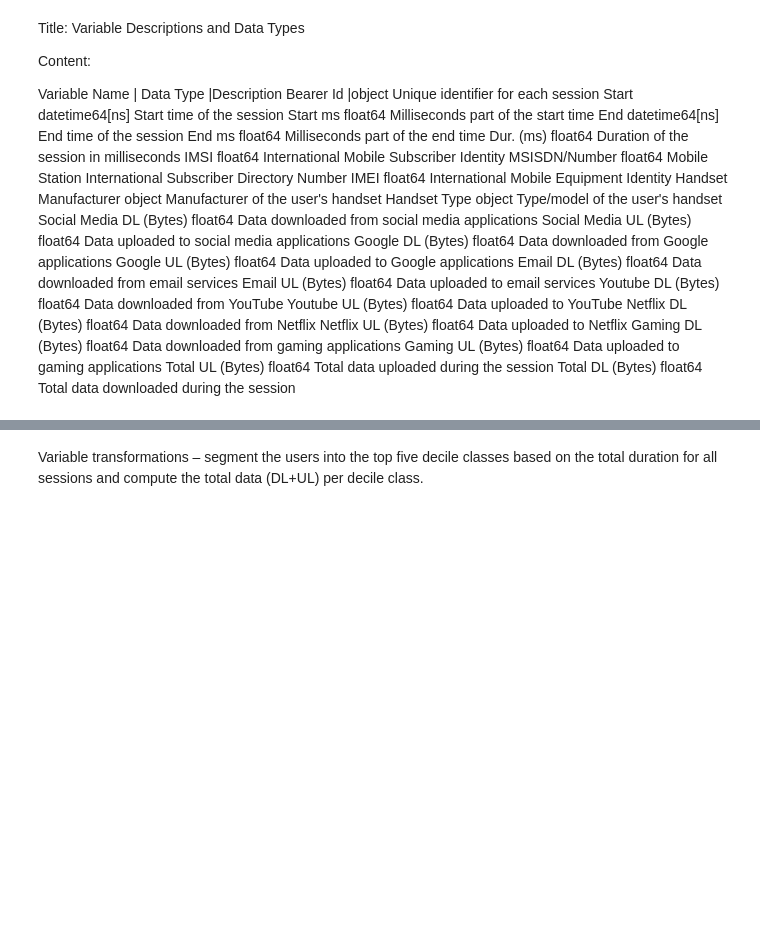
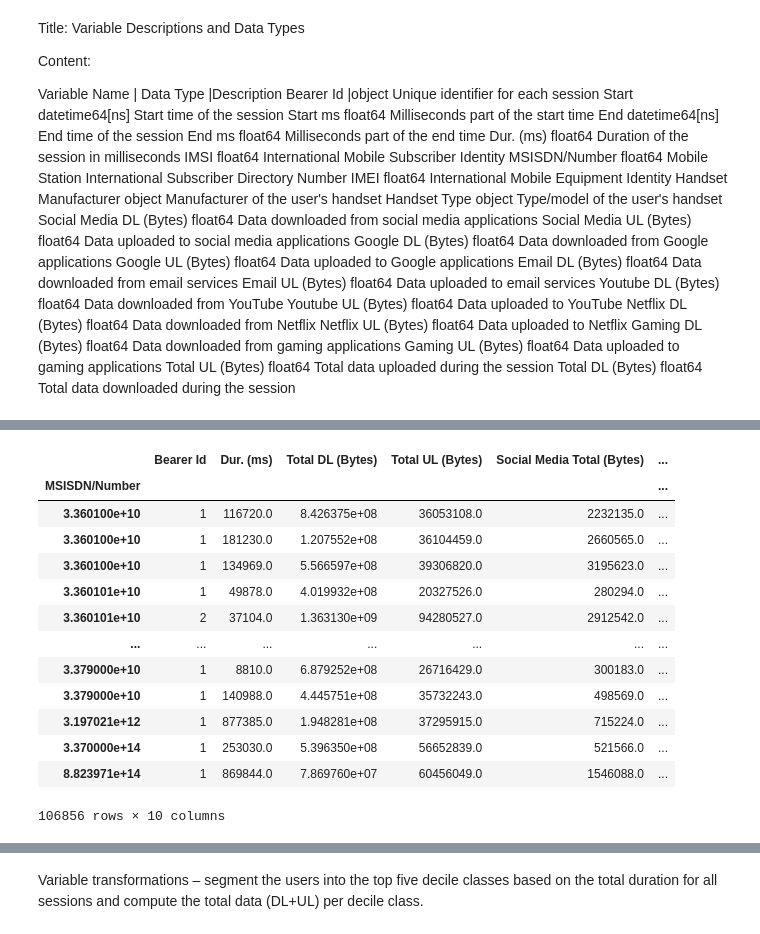
Before and after one commit to emnu-neh/week_2, a Jupyter notebook: notebooks/task_1.ipynb, the cells around one changed output, grey strips where cells are left out. Cells and saved outputs as stored; diff of their text form; code cells hidden in the pictures; blank space fills up the shorter version.

```diff
--- a/notebooks/task_1.ipynb
+++ b/notebooks/task_1.ipynb
@@ -44 +115,39 @@ df = excel_data_loader(file_path)
+# %%
+def aggregate_user_with_applications():
+    df['Social Media Total (Bytes)'] = df['Social Media DL (Bytes)'] + df['Social Media UL (Bytes)']
+    df['Google Total (Bytes)'] = df['Google DL (Bytes)'] + df['Google UL (Bytes)']
+    df['Email Total (Bytes)'] = df['Email DL (Bytes)'] + df['Email UL (Bytes)']
+    df['Youtube Total (Bytes)'] = df['Youtube DL (Bytes)'] + df['Youtube UL (Bytes)']
+    df['Netflix Total (Bytes)'] = df['Netflix DL (Bytes)'] + df['Netflix UL (Bytes)']
+    df['Gaming Total (Bytes)'] = df['Gaming DL (Bytes)'] + df['Gaming UL (Bytes)']
+
+    user_aggregations = df.groupby('MSISDN/Number').agg({
+    'Bearer Id': 'count',  # Number of sessions
+    'Dur. (ms)': 'sum',  # Total session duration
+    'Total DL (Bytes)': 'sum',  # Total download data
+    'Total UL (Bytes)': 'sum',  # Total upload data
+    'Social Media Total (Bytes)': 'sum',  # Total social media data
+    'Google Total (Bytes)': 'sum',  # Total Google data
+    'Email Total (Bytes)': 'sum',  # Total email data
+    'Youtube Total (Bytes)': 'sum',  # Total YouTube data
+    'Netflix Total (Bytes)': 'sum',  # Total Netflix data
+    'Gaming Total (Bytes)': 'sum'  # Total gaming data
+    })
+    return user_aggregations
+aggregate_user_with_applications()
+# %% [output]
+|  | Bearer Id | Dur. (ms) | Total DL (Bytes) | Total UL (Bytes) | Social Media Total (Bytes) | ... |
+| MSISDN/Number |  |  |  |  |  | ... |
+| 3.360100e+10 | 1 | 116720.0 | 8.426375e+08 | 36053108.0 | 2232135.0 | ... |
+| 3.360100e+10 | 1 | 181230.0 | 1.207552e+08 | 36104459.0 | 2660565.0 | ... |
+| 3.360100e+10 | 1 | 134969.0 | 5.566597e+08 | 39306820.0 | 3195623.0 | ... |
+| 3.360101e+10 | 1 | 49878.0 | 4.019932e+08 | 20327526.0 | 280294.0 | ... |
+| 3.360101e+10 | 2 | 37104.0 | 1.363130e+09 | 94280527.0 | 2912542.0 | ... |
+| ... | ... | ... | ... | ... | ... | ... |
+| 3.379000e+10 | 1 | 8810.0 | 6.879252e+08 | 26716429.0 | 300183.0 | ... |
+| 3.379000e+10 | 1 | 140988.0 | 4.445751e+08 | 35732243.0 | 498569.0 | ... |
+| 3.197021e+12 | 1 | 877385.0 | 1.948281e+08 | 37295915.0 | 715224.0 | ... |
+| 3.370000e+14 | 1 | 253030.0 | 5.396350e+08 | 56652839.0 | 521566.0 | ... |
+| 8.823971e+14 | 1 | 869844.0 | 7.869760e+07 | 60456049.0 | 1546088.0 | ... |
+106856 rows × 10 columns
 # %%
```
Also changed, not shown: parts of 28 cells of this notebook, 6 other files.
